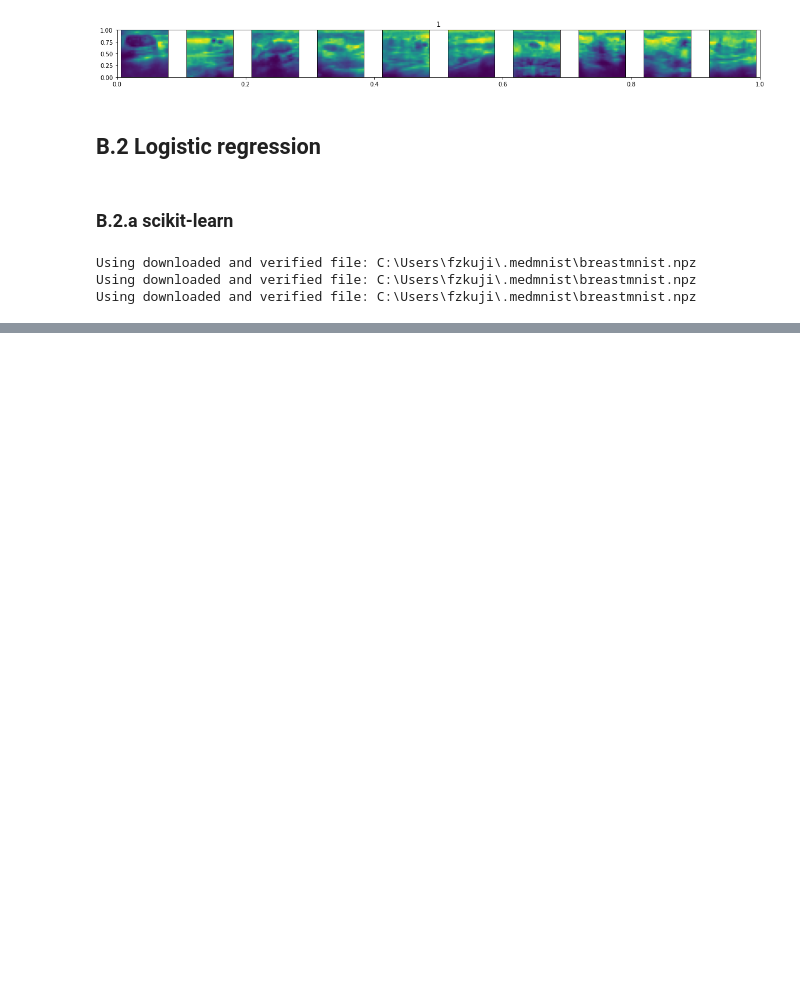
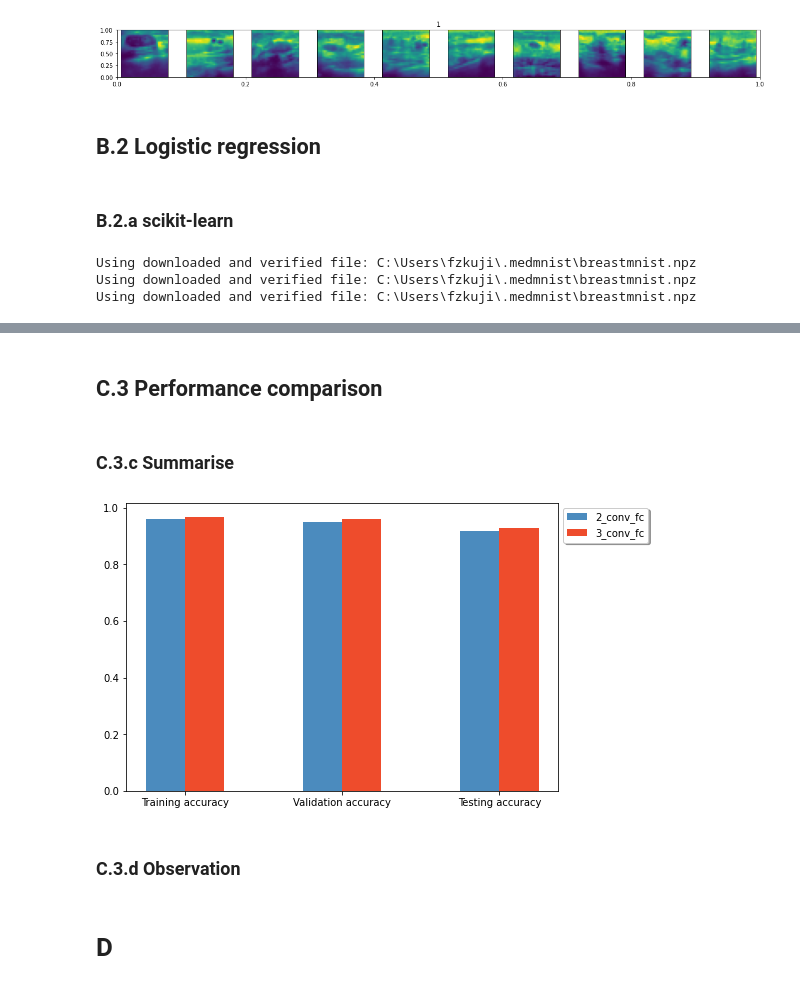
Before and after one commit to Fzkuji/COM6509, a Jupyter notebook: Assignment/COM4509-6509_Assignment_Part2_Username_acp21zf.ipynb, the cells around one changed output, grey strips where cells are left out. Cells and saved outputs as stored; diff of their text form; code cells hidden in the pictures; blank space fills up the shorter version.

```diff
--- a/Assignment/COM4509-6509_Assignment_Part2_Username_acp21zf.ipynb
+++ b/Assignment/COM4509-6509_Assignment_Part2_Username_acp21zf.ipynb
@@ -195,0 +614,27 @@ print(grid_regression.best_score_,grid_regression.best_params_)
+# %% [markdown]
+## C.3 Performance comparison
+# %% [markdown]
+### C.3.c Summarise
+# %%
+import matplotlib.pyplot as plt
+
+width = 0.25
+
+X = np.arange(3)
+data = [[0.959, 0.949, 0.919],
+        [0.969, 0.959, 0.929]]
+
+fig = plt.figure()
+ax = fig.add_axes([0,0,1,1])
+ax.bar(X + 0.00, data[0], color = '#4B8BBE', width = width)
+ax.bar(X + width, data[1], color = '#EE4C2C', width = width)
+plt.xticks(X + width / 2, ('Training accuracy', 'Validation accuracy', 'Testing accuracy'))
+ax.legend(labels=['2_conv_fc', '3_conv_fc'], bbox_to_anchor=(1., 1.), fancybox=True, shadow=True)
+
+plt.show()
+# %% [output]
+[figure, added]
+# %% [markdown]
+### C.3.d Observation
+# %% [markdown]
+# D
```
Also changed, not shown: parts of 45 cells of this notebook, 1 other file.
